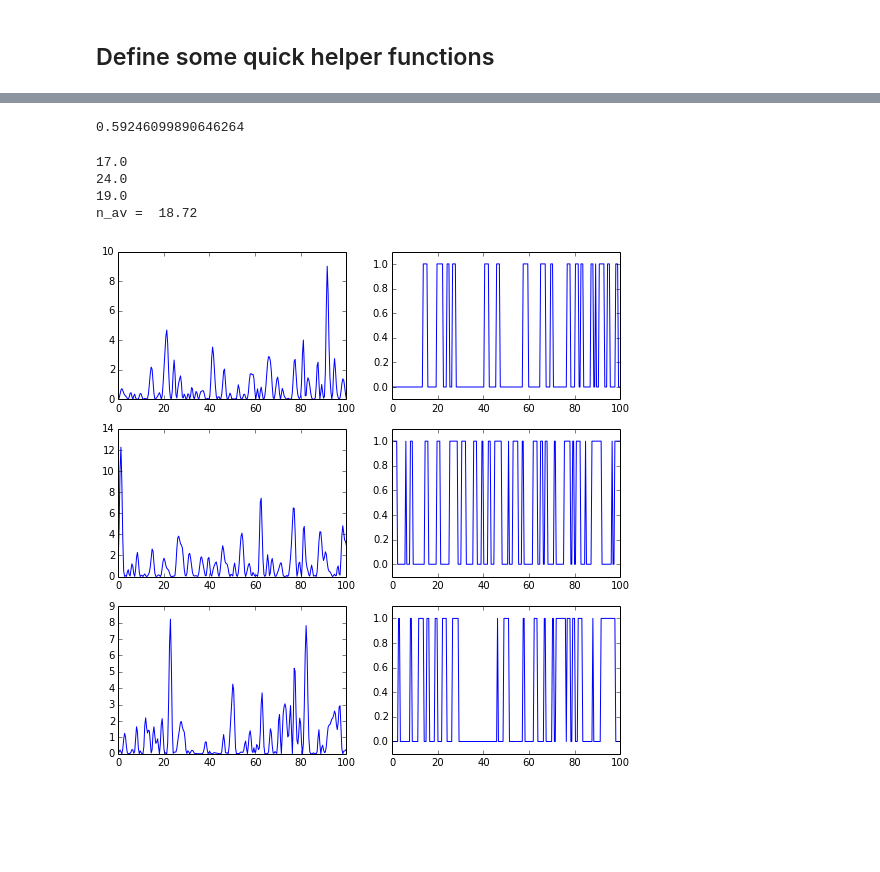
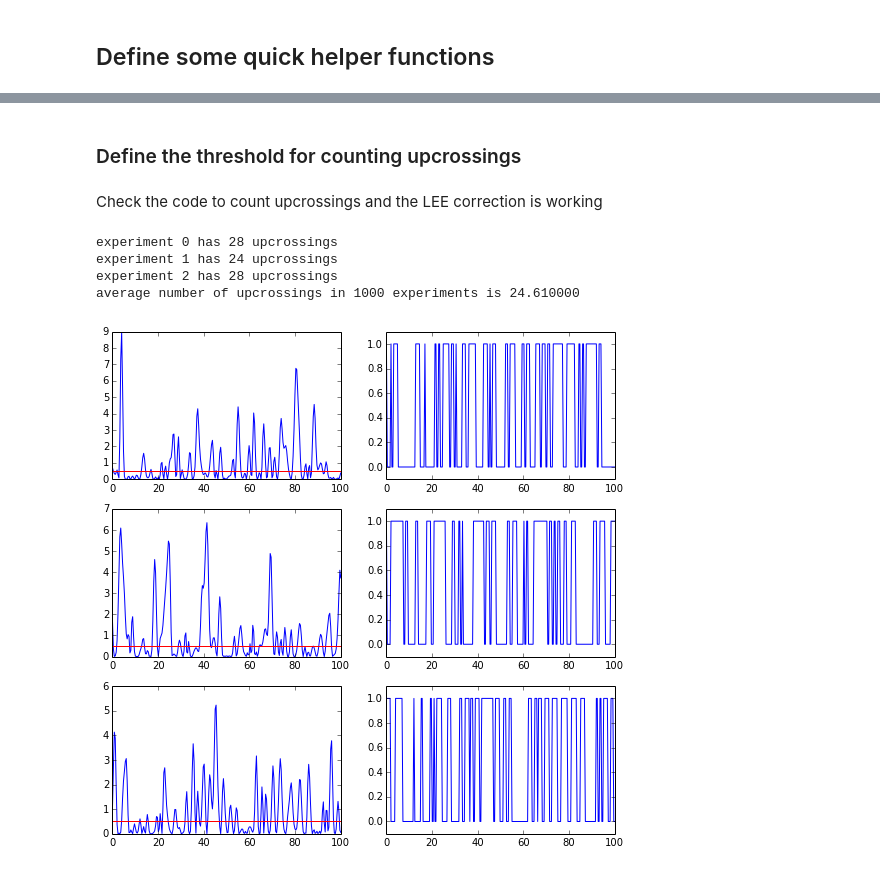
Before and after one commit to cranmer/look-elsewhere-2d, a Jupyter notebook: two-experiment-lee.ipynb, the cells around one changed output, grey strips where cells are left out. Cells and saved outputs as stored; diff of their text form; code cells hidden in the pictures; blank space fills up the shorter version.

```diff
--- a/two-experiment-lee.ipynb
+++ b/two-experiment-lee.ipynb
@@ -111,0 +93,5 @@ plt.legend(('chi-square', 'x^2'))
+# %%
+%pylab inline --no-import-all
+#plt.rc('text', usetex=True)
+plt.rcParams['figure.figsize'] = (6.0, 6.0)
+#plt.rcParams['savefig.dpi'] = 60
@@ -177,4 +162,0 @@ pvalue_to_significance(0.00466)
-# %%
-global_pvalue(0.001,.1,0.1)
-# %% [output]
-0.59246099890646264
@@ -183,35 +163,33 @@ u1 = 1.
+# %% [markdown]
+### Define the threshold for counting upcrossings
+# %%
+u1 = 0.5
+# %% [markdown]
+Check the code to count upcrossings and the LEE correction is working
 # %%
-n_samples = 25
-z_array = gp1.sample(x,n_samples)
-
-q_max = np.zeros(n_samples)
-phis = np.zeros((n_samples,2))
-
-n_av = 0.
+n_samples = 1000
 n_plots = 3
 plt.figure(figsize=(9,n_plots*3))
+
+z_array = gp1.sample(x,n_samples)
+n_up = np.zeros(n_samples)
 for scan_no, z in enumerate(z_array):
-
     scan = z**2
-
-    q_max[scan_no] = np.max(scan)
-
     exc1 = (scan>u1) + 0. #add 0. to convert from bool to double
-
+    n_up[scan_no] = num_upcrossings(exc1)
     if scan_no < n_plots:
-        aspect = 1.
         plt.subplot(n_plots,2,2*scan_no+1)
         plt.plot(x,scan)
+        plt.plot([0,100],[u1,u1], c='r')
         plt.subplot(n_plots,2,2*scan_no+2)
         plt.plot(x,exc1)
         plt.ylim(-.1,1.1)
-        print num_upcrossings(exc1)
-    n_av += 1.*num_upcrossings(exc1)/n_samples
-
-print "n_av = ", n_av
+        print('experiment %d has %d upcrossings' %(scan_no, n_up[scan_no]))
+n_av = np.mean(n_up)
+print("average number of upcrossings in %d experiments is %f" %(n_samples, n_av))
 # %% [output]
-17.0
-24.0
-19.0
-n_av =  18.72
+experiment 0 has 28 upcrossings
+experiment 1 has 24 upcrossings
+experiment 2 has 28 upcrossings
+average number of upcrossings in 1000 experiments is 24.610000
-[figure, old version]
+[figure, new version]
```
Also changed, not shown: parts of 33 cells of this notebook.
